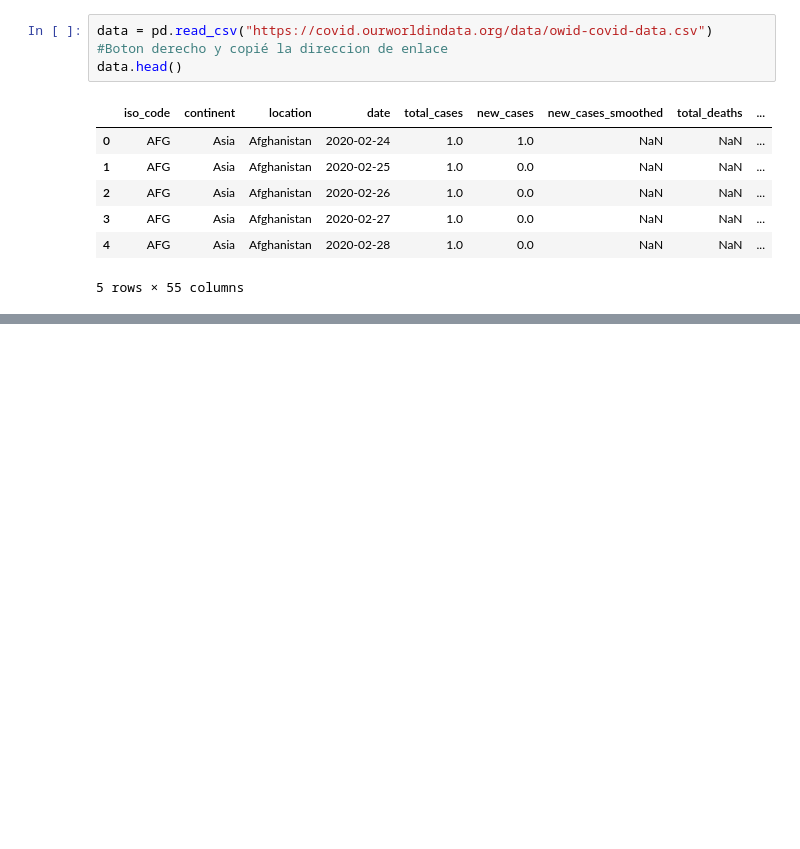
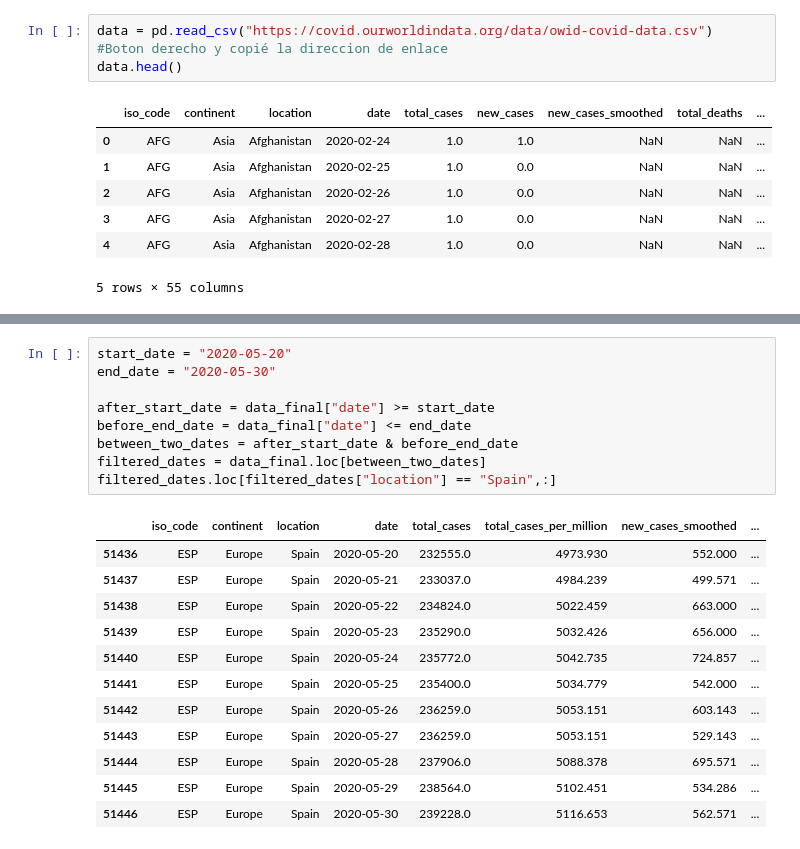
Before and after one commit to KapilDM/Coronavirus_Project, a Jupyter notebook: Coronavirus_Bgroup/src/main.ipynb, the cells around one changed output, grey strips where cells are left out. Saved outputs shown, nothing was run; the diff lists cells and outputs as text; blank space fills up the shorter version.

```diff
--- a/Coronavirus_Bgroup/src/main.ipynb
+++ b/Coronavirus_Bgroup/src/main.ipynb
@@ -86 +128,23 @@ df_api
+# %%
+start_date = "2020-05-20"
+end_date = "2020-05-30"
+
+after_start_date = data_final["date"] >= start_date
+before_end_date = data_final["date"] <= end_date
+between_two_dates = after_start_date & before_end_date
+filtered_dates = data_final.loc[between_two_dates]
+filtered_dates.loc[filtered_dates["location"] == "Spain",:]
+# %% [output]
+|  | iso_code | continent | location | date | total_cases | total_cases_per_million | new_cases_smoothed | ... |
+| 51436 | ESP | Europe | Spain | 2020-05-20 | 232555.0 | 4973.930 | 552.000 | ... |
+| 51437 | ESP | Europe | Spain | 2020-05-21 | 233037.0 | 4984.239 | 499.571 | ... |
+| 51438 | ESP | Europe | Spain | 2020-05-22 | 234824.0 | 5022.459 | 663.000 | ... |
+| 51439 | ESP | Europe | Spain | 2020-05-23 | 235290.0 | 5032.426 | 656.000 | ... |
+| 51440 | ESP | Europe | Spain | 2020-05-24 | 235772.0 | 5042.735 | 724.857 | ... |
+| 51441 | ESP | Europe | Spain | 2020-05-25 | 235400.0 | 5034.779 | 542.000 | ... |
+| 51442 | ESP | Europe | Spain | 2020-05-26 | 236259.0 | 5053.151 | 603.143 | ... |
+| 51443 | ESP | Europe | Spain | 2020-05-27 | 236259.0 | 5053.151 | 529.143 | ... |
+| 51444 | ESP | Europe | Spain | 2020-05-28 | 237906.0 | 5088.378 | 695.571 | ... |
+| 51445 | ESP | Europe | Spain | 2020-05-29 | 238564.0 | 5102.451 | 534.286 | ... |
+| 51446 | ESP | Europe | Spain | 2020-05-30 | 239228.0 | 5116.653 | 562.571 | ... |
 # %%
```
Also changed, not shown: parts of 21 cells of this notebook, 6 other files.
